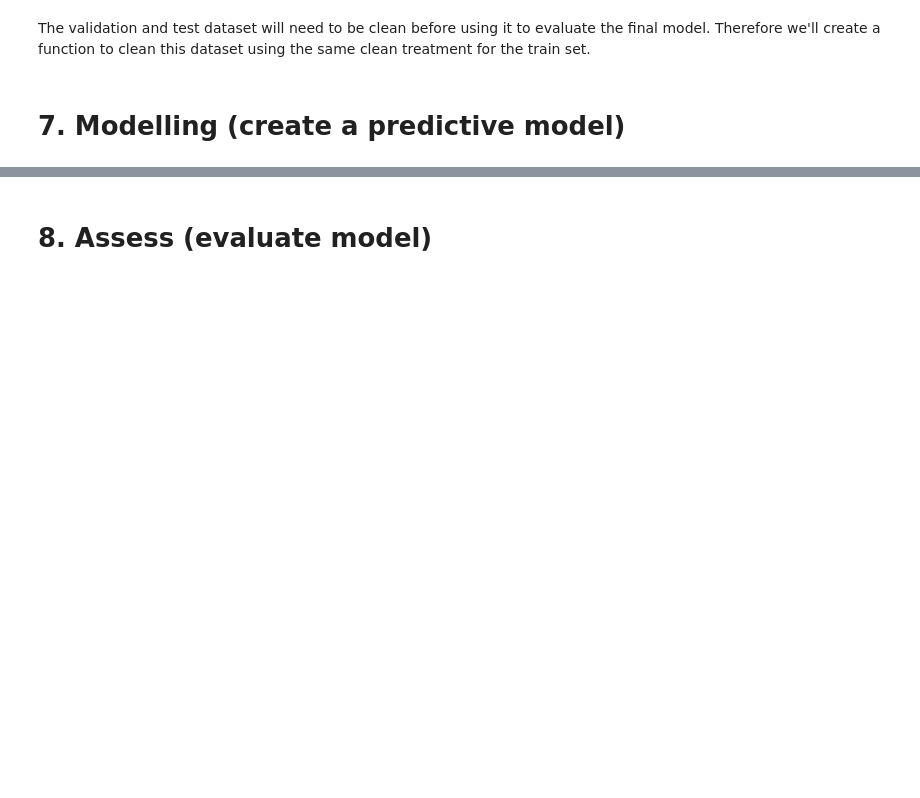
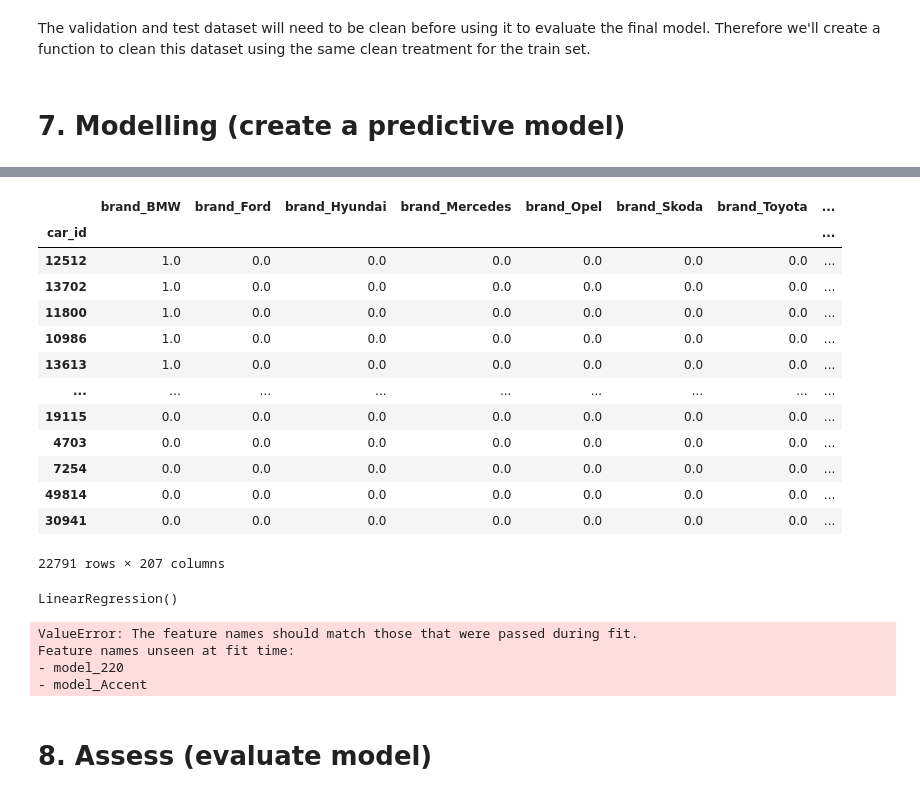
Before and after one commit to TheFriendlyTwin/Group14-Cars4You-Project, a Jupyter notebook: todo_28.10.ipynb, the cells around one changed output, grey strips where cells are left out. Saved outputs shown, nothing was run; the diff lists cells and outputs as text; code cells hidden in the pictures; blank space fills up the shorter version.

```diff
--- a/todo_28.10.ipynb
+++ b/todo_28.10.ipynb
@@ -1757,0 +1735,28 @@ def clean_set(df, mode_year, means, medians):
+# %%
+def encoding(df, df_num_scaled):
+    df_ohc = df.copy()
+    ohc = OneHotEncoder(sparse_output=False,
+                    drop="first")
+    ohc_feat = ohc.fit_transform(df_ohc[categorical_columns])               # Fit to data then transform it
+    ohc_feat_names = ohc.get_feature_names_out()
+    ohc_df = pd.DataFrame(ohc_feat, index=df_ohc.index, columns=ohc_feat_names)
+    ohc_df = pd.concat([ohc_df, df_num_scaled], axis=1)
+    return ohc_df
+# %%
+ohc_X_val = encoding(X_validation, X_val_num_scaled)
+ohc_X_val
+# %% [output]
+|  | brand_BMW | brand_Ford | brand_Hyundai | brand_Mercedes | brand_Opel | brand_Skoda | brand_Toyota | ... |
+| car_id |  |  |  |  |  |  |  | ... |
+| 12512 | 1.0 | 0.0 | 0.0 | 0.0 | 0.0 | 0.0 | 0.0 | ... |
+| 13702 | 1.0 | 0.0 | 0.0 | 0.0 | 0.0 | 0.0 | 0.0 | ... |
+| 11800 | 1.0 | 0.0 | 0.0 | 0.0 | 0.0 | 0.0 | 0.0 | ... |
+| 10986 | 1.0 | 0.0 | 0.0 | 0.0 | 0.0 | 0.0 | 0.0 | ... |
+| 13613 | 1.0 | 0.0 | 0.0 | 0.0 | 0.0 | 0.0 | 0.0 | ... |
+| ... | ... | ... | ... | ... | ... | ... | ... | ... |
+| 19115 | 0.0 | 0.0 | 0.0 | 0.0 | 0.0 | 0.0 | 0.0 | ... |
+| 4703 | 0.0 | 0.0 | 0.0 | 0.0 | 0.0 | 0.0 | 0.0 | ... |
+| 7254 | 0.0 | 0.0 | 0.0 | 0.0 | 0.0 | 0.0 | 0.0 | ... |
+| 49814 | 0.0 | 0.0 | 0.0 | 0.0 | 0.0 | 0.0 | 0.0 | ... |
+| 30941 | 0.0 | 0.0 | 0.0 | 0.0 | 0.0 | 0.0 | 0.0 | ... |
+22791 rows × 207 columns
@@ -1757,0 +1765,12 @@ def clean_set(df, mode_year, means, medians):
+# %%
+lin_model.fit(ohc_X_train, y_train)
+# %% [output]
+LinearRegression()
+# %%
+predictions = lin_model.predict(ohc_X_val)
+predictions
+# %% [output]
+ValueError: The feature names should match those that were passed during fit.
+Feature names unseen at fit time:
+- model_220
+- model_Accent
```
Also changed, not shown: parts of 34 cells of this notebook.
